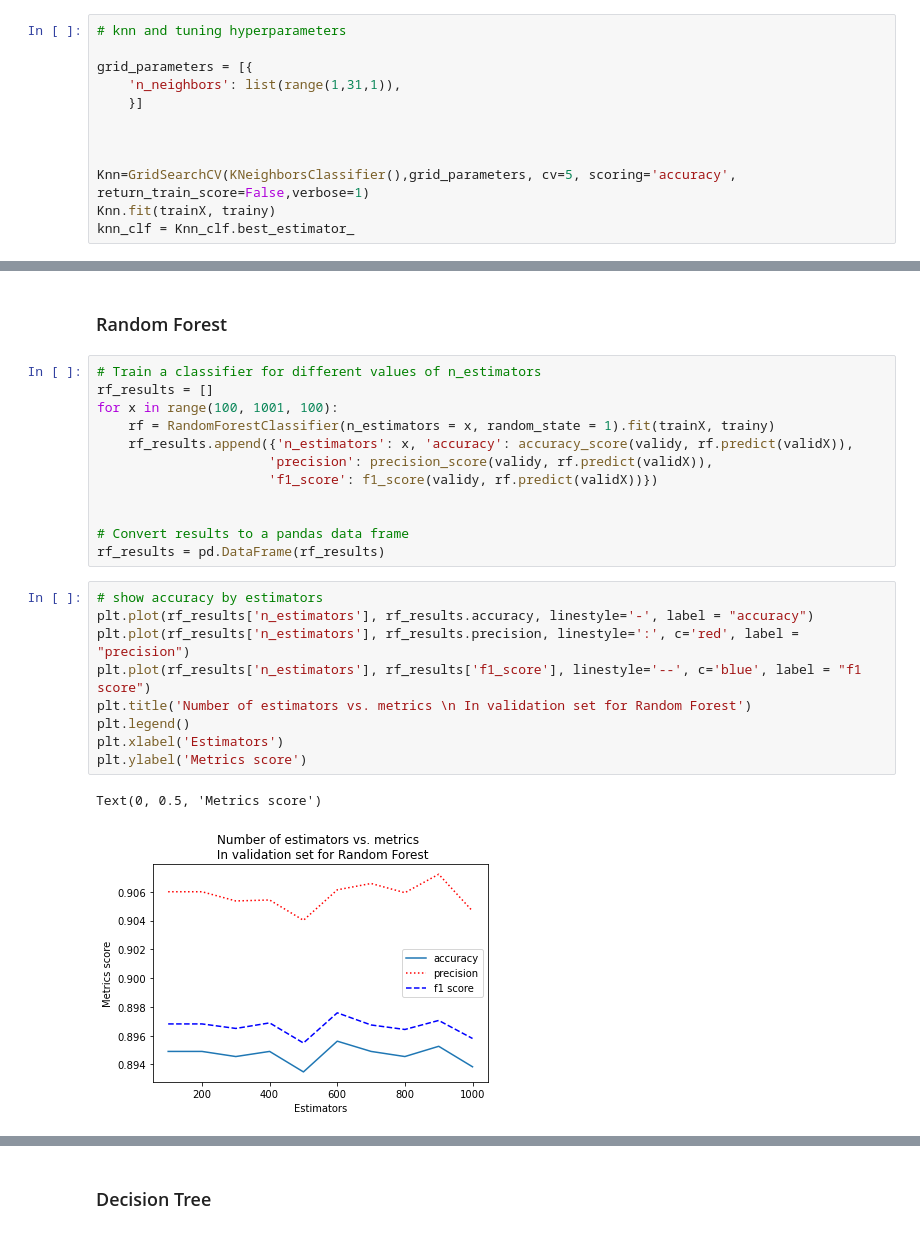
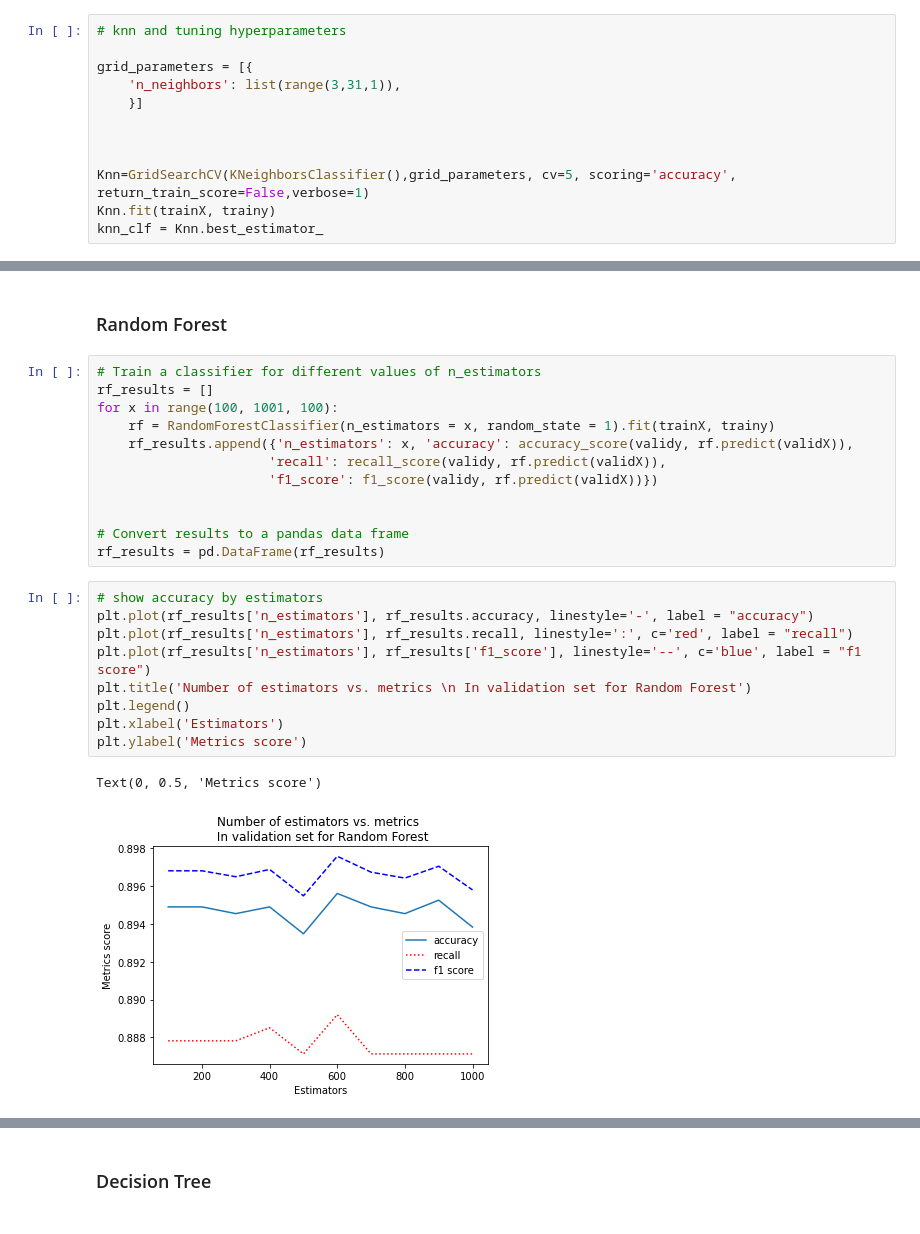
Before and after one commit to Fatemeh-Khosravi/Customer-Churn-Prediction, a Jupyter notebook: ADS505-FinalProject-ChrunPrediction.ipynb, the cells around one changed output, grey strips where cells are left out. Saved outputs shown, nothing was run; the diff lists cells and outputs as text.

```diff
--- a/ADS505-FinalProject-ChrunPrediction.ipynb
+++ b/ADS505-FinalProject-ChrunPrediction.ipynb
@@ -479,12 +482,12 @@ Text(0, 0.5, 'Metrics score')
 # knn and tuning hyperparameters
 
 grid_parameters = [{
-    'n_neighbors': list(range(1,31,1)),
+    'n_neighbors': list(range(3,31,1)),
     }]
 
 
 
 Knn=GridSearchCV(KNeighborsClassifier(),grid_parameters, cv=5, scoring='accuracy', return_train_score=False,verbose=1)
 Knn.fit(trainX, trainy)
-knn_clf = Knn_clf.best_estimator_
+knn_clf = Knn.best_estimator_
 # %% [output]
@@ -531,7 +559,7 @@ rf_results = []
 for x in range(100, 1001, 100):
     rf = RandomForestClassifier(n_estimators = x, random_state = 1).fit(trainX, trainy)
     rf_results.append({'n_estimators': x, 'accuracy': accuracy_score(validy, rf.predict(validX)),
-                      'precision': precision_score(validy, rf.predict(validX)),
+                      'recall': recall_score(validy, rf.predict(validX)),
                       'f1_score': f1_score(validy, rf.predict(validX))})
 
 
@@ -540,15 +568,15 @@ rf_results = pd.DataFrame(rf_results)
 # %%
 # show accuracy by estimators
 plt.plot(rf_results['n_estimators'], rf_results.accuracy, linestyle='-', label = "accuracy")
-plt.plot(rf_results['n_estimators'], rf_results.precision, linestyle=':', c='red', label = "precision")
+plt.plot(rf_results['n_estimators'], rf_results.recall, linestyle=':', c='red', label = "recall")
 plt.plot(rf_results['n_estimators'], rf_results['f1_score'], linestyle='--', c='blue', label = "f1 score")
 plt.title('Number of estimators vs. metrics \n In validation set for Random Forest')
 plt.legend()
 plt.xlabel('Estimators')
 plt.ylabel('Metrics score')
 # %% [output]
 Text(0, 0.5, 'Metrics score')
-[figure, old version]
+[figure, new version]
 # %%
 # random forest tuning hyperparameters
 
```
Also changed, not shown: parts of 35 cells of this notebook.
